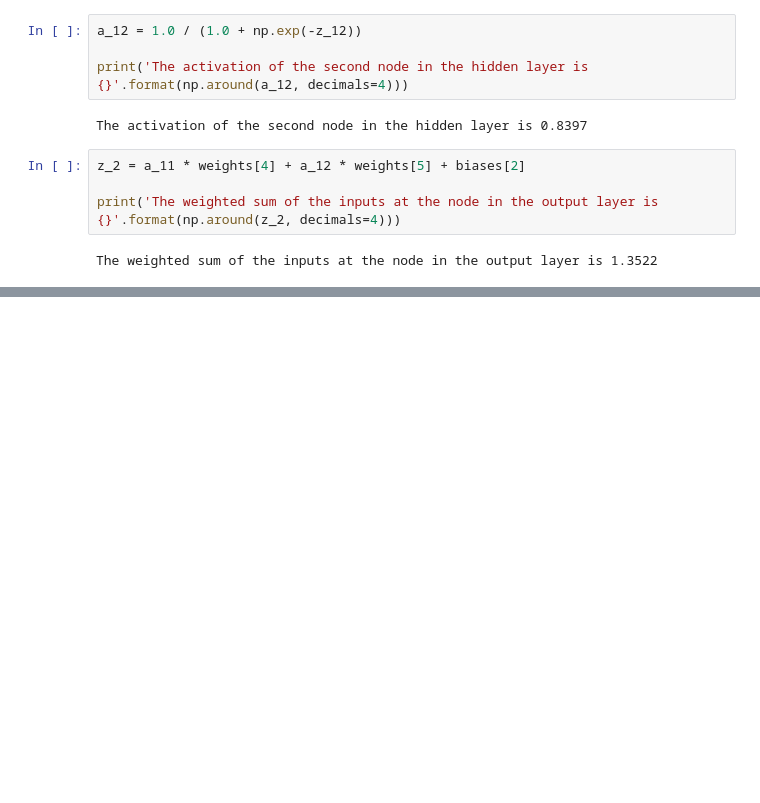
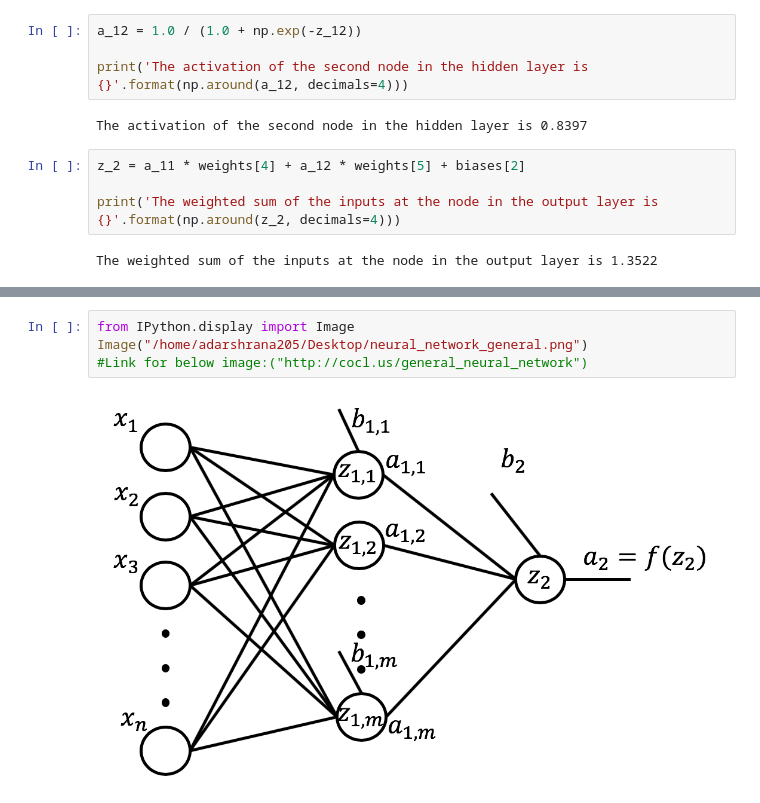
Before and after one commit to adarshrana205/Deep-Learning, a Jupyter notebook: Artificial Neural Networks - Forward Propagation.ipynb, the cells around one changed output, grey strips where cells are left out. Saved outputs shown, nothing was run; the diff lists cells and outputs as text; blank space fills up the shorter version.

```diff
--- a/Artificial Neural Networks - Forward Propagation.ipynb
+++ b/Artificial Neural Networks - Forward Propagation.ipynb
@@ -58,0 +67,6 @@ The weighted sum of the inputs at the node in the output layer is 1.3522
+# %%
+from IPython.display import Image
+Image("/home/adarshrana205/Desktop/neural_network_general.png")
+#Link for below image:("http://cocl.us/general_neural_network")
+# %% [output]
+[figure, added]
```
Also changed, not shown: parts of 2 cells of this notebook.
